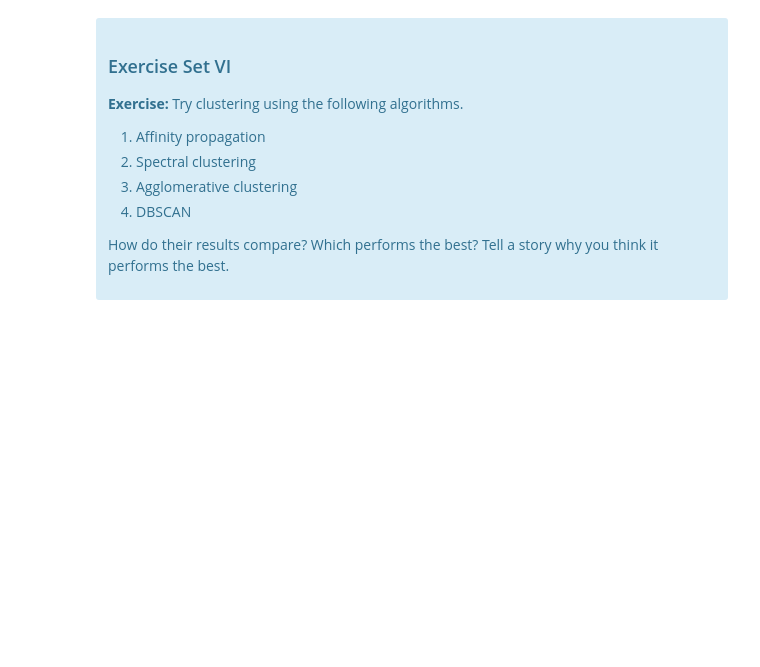
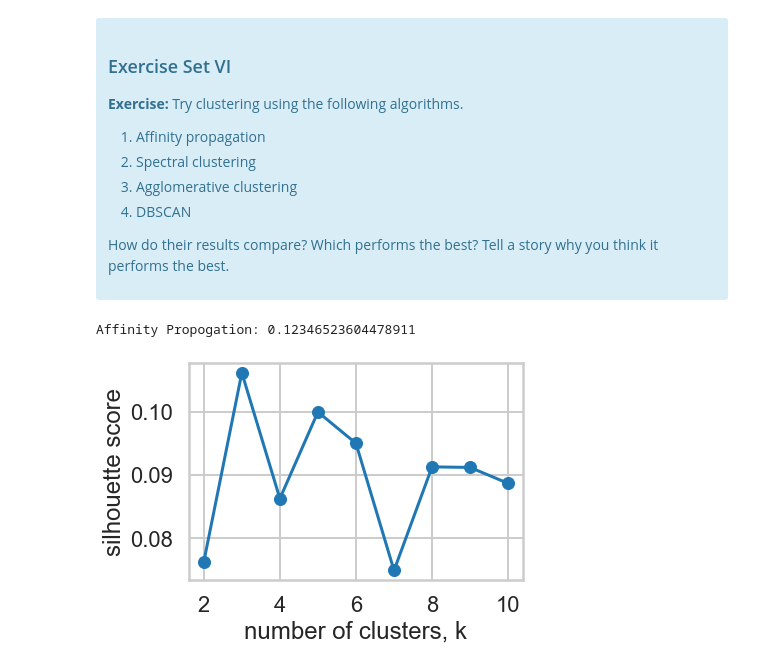
Before and after one commit to drewc77/Andrew-Call, a Jupyter notebook: Clustering Case Study - Customer Segmentation with K-Means - Tier 3-Andrew Call.ipynb, the cells around one changed output. Cells and saved outputs as stored; diff of their text form; code cells hidden in the pictures; blank space fills up the shorter version.

```diff
--- a/Clustering Case Study - Customer Segmentation with K-Means - Tier 3-Andrew Call.ipynb
+++ b/Clustering Case Study - Customer Segmentation with K-Means - Tier 3-Andrew Call.ipynb
@@ -547,8 +547,32 @@ Source: http://scikit-learn.org/stable/modules/clustering.html
 </div>
 # %%
 #Affinity Propagation
-from sklearn.cluster import AffinityPropagation
+from sklearn.cluster import AffinityPropagation, SpectralClustering, AgglomerativeClustering, DBSCAN
 
 model = AffinityPropagation()
 # Call a fit_predict() on X
 cluster_assignments = model.fit_predict(X)
+model = AffinityPropagation()
+labels = model.fit_predict(X)
+silhouette = silhouette_score(X, labels)
+print('Affinity Propogation:', silhouette)
+# %% [output]
+Affinity Propogation: 0.12346523604478911
+# %%
+#spectral clustering
+
+n_clusts = range(2,11)
+silhouette=[]
+
+for k in n_clusts:
+    model = SpectralClustering(n_clusters=k, random_state=10)
+    labels = model.fit_predict(X)
+    silhouette.append(silhouette_score(X, labels))
+
+# Plot
+plt.plot(n_clusts, silhouette, '-o')
+plt.xlabel('number of clusters, k')
+plt.ylabel('silhouette score')
+plt.show()
+# %% [output]
+[figure, added]
```
Also changed, not shown: parts of 5 cells of this notebook.
